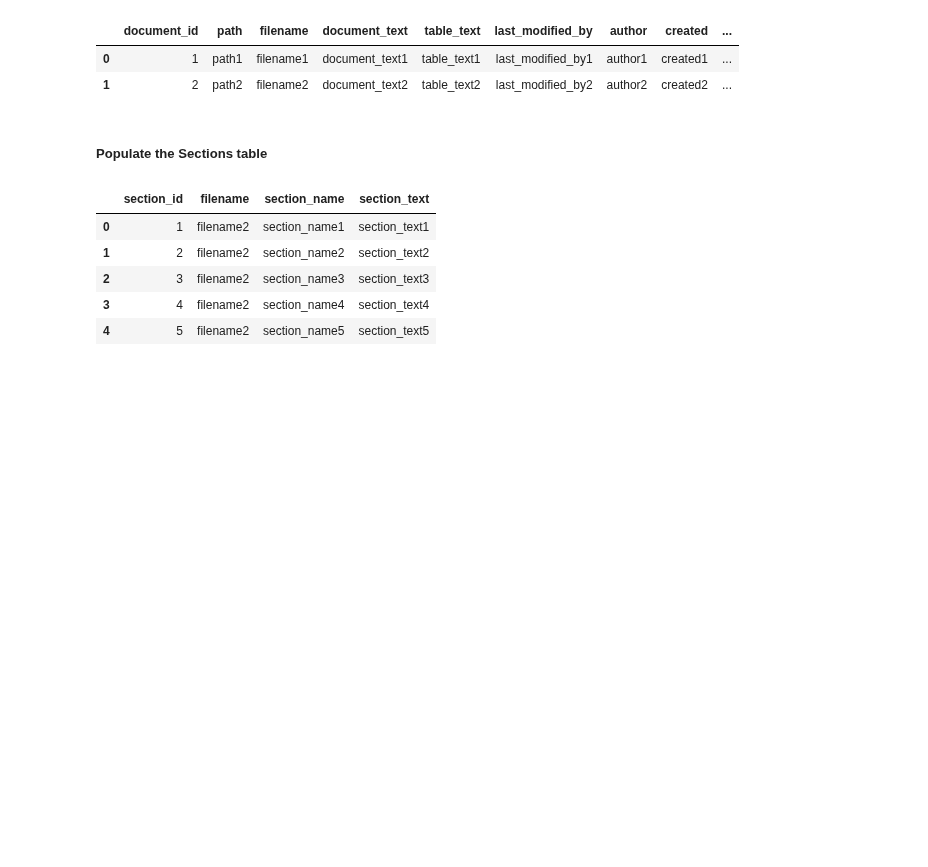
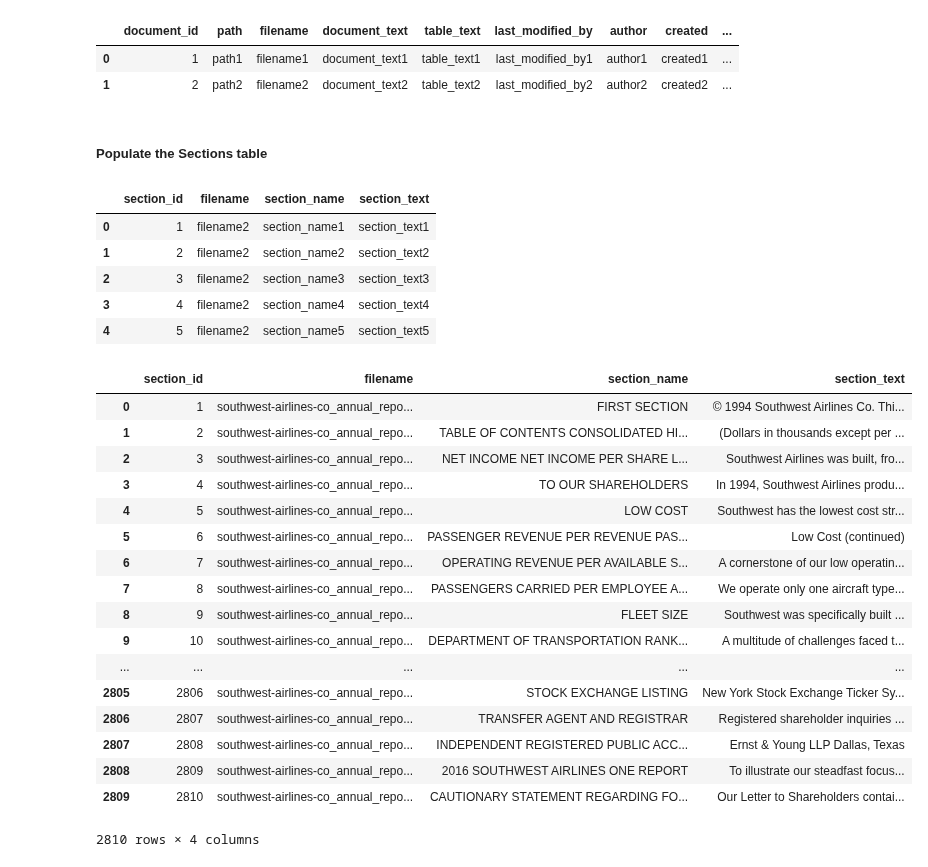
Before and after one commit to Alexjmsherman/nlp_practicum_original, a Jupyter notebook: homework/lesson5_databases/SQLAlchemy_Homework.ipynb, the cells around one changed output. Drawn from its saved outputs; the diff is of its cells as text; code cells hidden in the pictures; blank space fills up the shorter version.

```diff
--- a/homework/lesson5_databases/SQLAlchemy_Homework.ipynb
+++ b/homework/lesson5_databases/SQLAlchemy_Homework.ipynb
@@ -171,3 +191,30 @@ pd.read_sql('SELECT * FROM Sections' , engine)
 
 session.execute("DELETE FROM Sections")
 session.commit()
+# %%
+from configparser import ConfigParser, ExtendedInterpolation
+
+config = ConfigParser(interpolation=ExtendedInterpolation())
+config.read('../../config.ini')
+PROJECT_DB_PATH = config['DATABASES']['PROJECT_DB_PATH']
+engine = create_engine(PROJECT_DB_PATH)
+pd.read_sql('SELECT * FROM Sections' , engine)
+# %% [output]
+|  | section_id | filename | section_name | section_text |
+| 0 | 1 | southwest-airlines-co_annual_repo... | FIRST SECTION | © 1994 Southwest Airlines Co. Thi... |
+| 1 | 2 | southwest-airlines-co_annual_repo... | TABLE OF CONTENTS CONSOLIDATED HI... | (Dollars in thousands except per ... |
+| 2 | 3 | southwest-airlines-co_annual_repo... | NET INCOME NET INCOME PER SHARE L... | Southwest Airlines was built, fro... |
+| 3 | 4 | southwest-airlines-co_annual_repo... | TO OUR SHAREHOLDERS | In 1994, Southwest Airlines produ... |
+| 4 | 5 | southwest-airlines-co_annual_repo... | LOW COST | Southwest has the lowest cost str... |
+| 5 | 6 | southwest-airlines-co_annual_repo... | PASSENGER REVENUE PER REVENUE PAS... | Low Cost (continued) |
+| 6 | 7 | southwest-airlines-co_annual_repo... | OPERATING REVENUE PER AVAILABLE S... | A cornerstone of our low operatin... |
+| 7 | 8 | southwest-airlines-co_annual_repo... | PASSENGERS CARRIED PER EMPLOYEE A... | We operate only one aircraft type... |
+| 8 | 9 | southwest-airlines-co_annual_repo... | FLEET SIZE | Southwest was specifically built ... |
+| 9 | 10 | southwest-airlines-co_annual_repo... | DEPARTMENT OF TRANSPORTATION RANK... | A multitude of challenges faced t... |
+| ... | ... | ... | ... | ... |
+| 2805 | 2806 | southwest-airlines-co_annual_repo... | STOCK EXCHANGE LISTING | New York Stock Exchange Ticker Sy... |
+| 2806 | 2807 | southwest-airlines-co_annual_repo... | TRANSFER AGENT AND REGISTRAR | Registered shareholder inquiries ... |
+| 2807 | 2808 | southwest-airlines-co_annual_repo... | INDEPENDENT REGISTERED PUBLIC ACC... | Ernst & Young LLP Dallas, Texas |
+| 2808 | 2809 | southwest-airlines-co_annual_repo... | 2016 SOUTHWEST AIRLINES ONE REPORT | To illustrate our steadfast focus... |
+| 2809 | 2810 | southwest-airlines-co_annual_repo... | CAUTIONARY STATEMENT REGARDING FO... | Our Letter to Shareholders contai... |
+2810 rows × 4 columns
```
Also changed, not shown: parts of 4 cells of this notebook, 6 other files.
